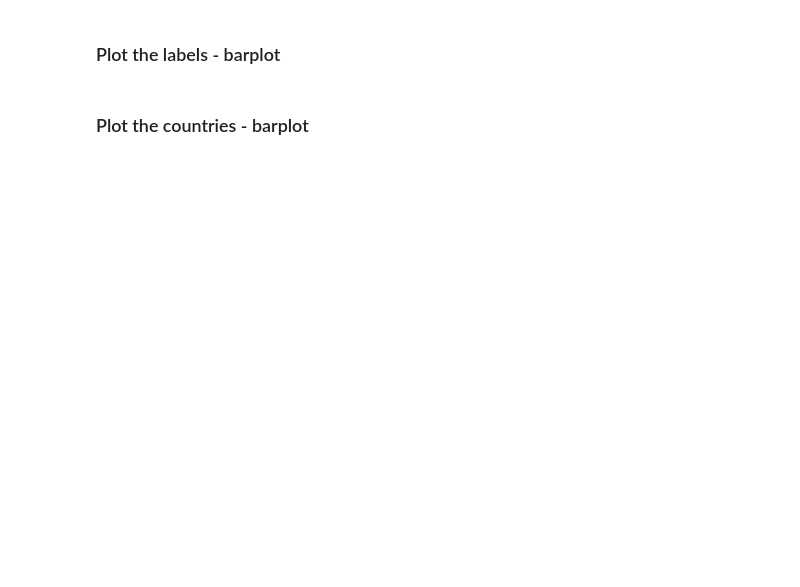
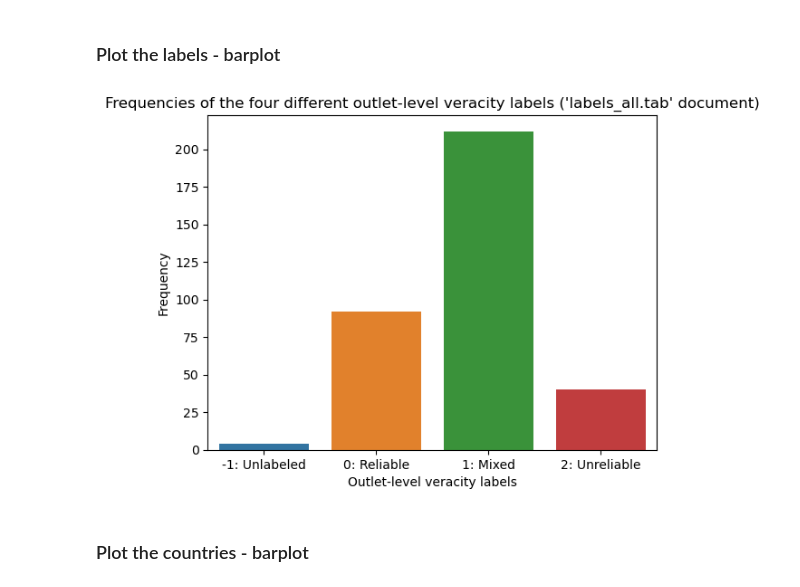
Before and after one commit to ElisaHofmann/fakenews, a Jupyter notebook: elisa report 1.ipynb, the cells around one changed output. Cells and saved outputs as stored; diff of their text form; code cells hidden in the pictures; blank space fills up the shorter version.

```diff
--- a/elisa report 1.ipynb
+++ b/elisa report 1.ipynb
@@ -165,9 +222,12 @@ labels_all.info(10)
 # %%
 sns.countplot(x = "label", data = labels_all)
 plt.xticks(np.arange(4),["-1: Unlabeled", "0: Reliable", "1: Mixed", "2: Unreliable"])
 plt.ylabel("Frequency")
-plt.xlabel("Outlet-level veracity label label_all document")
+plt.xlabel("Outlet-level veracity labels")
+plt.title("Frequencies of the four different outlet-level veracity labels ('labels_all.tab' document)")
 plt.show();
+# %% [output]
+[figure, added]
 # %% [markdown]
 ### Plot the countries - barplot
 # %%
```
Also changed, not shown: parts of 10 cells of this notebook.
